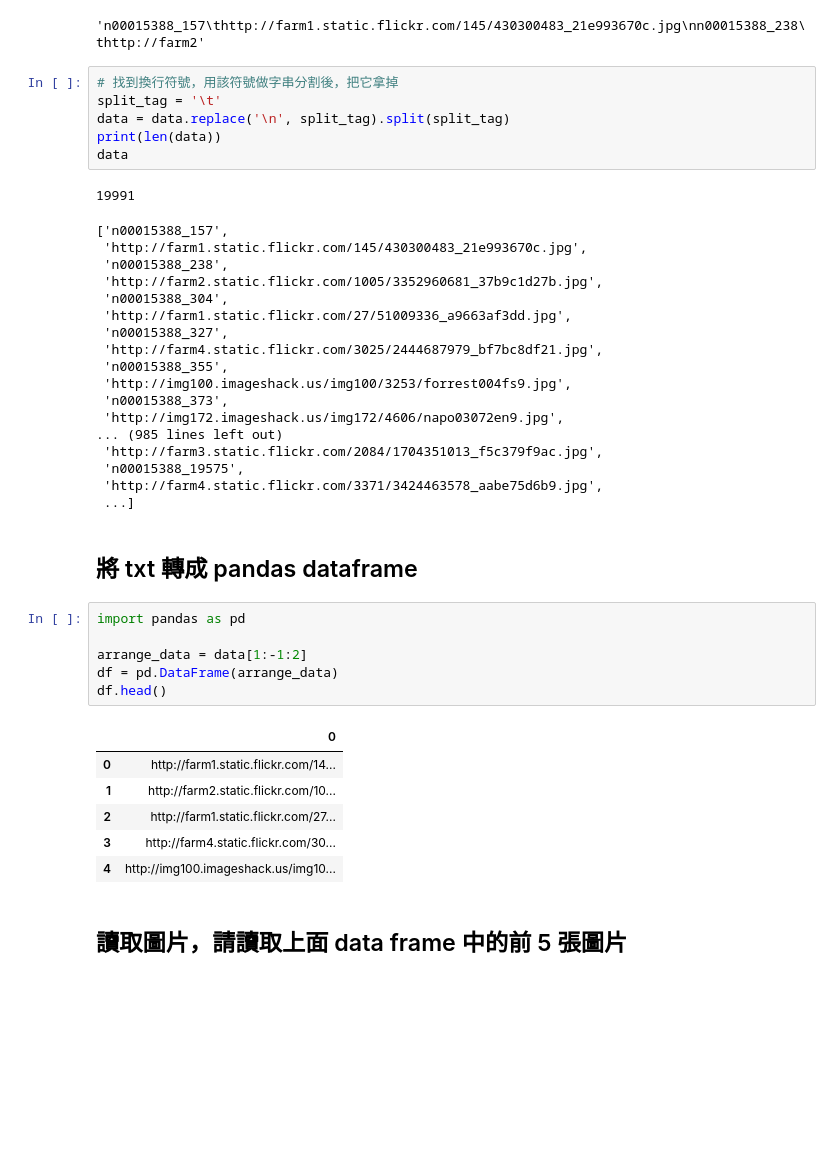
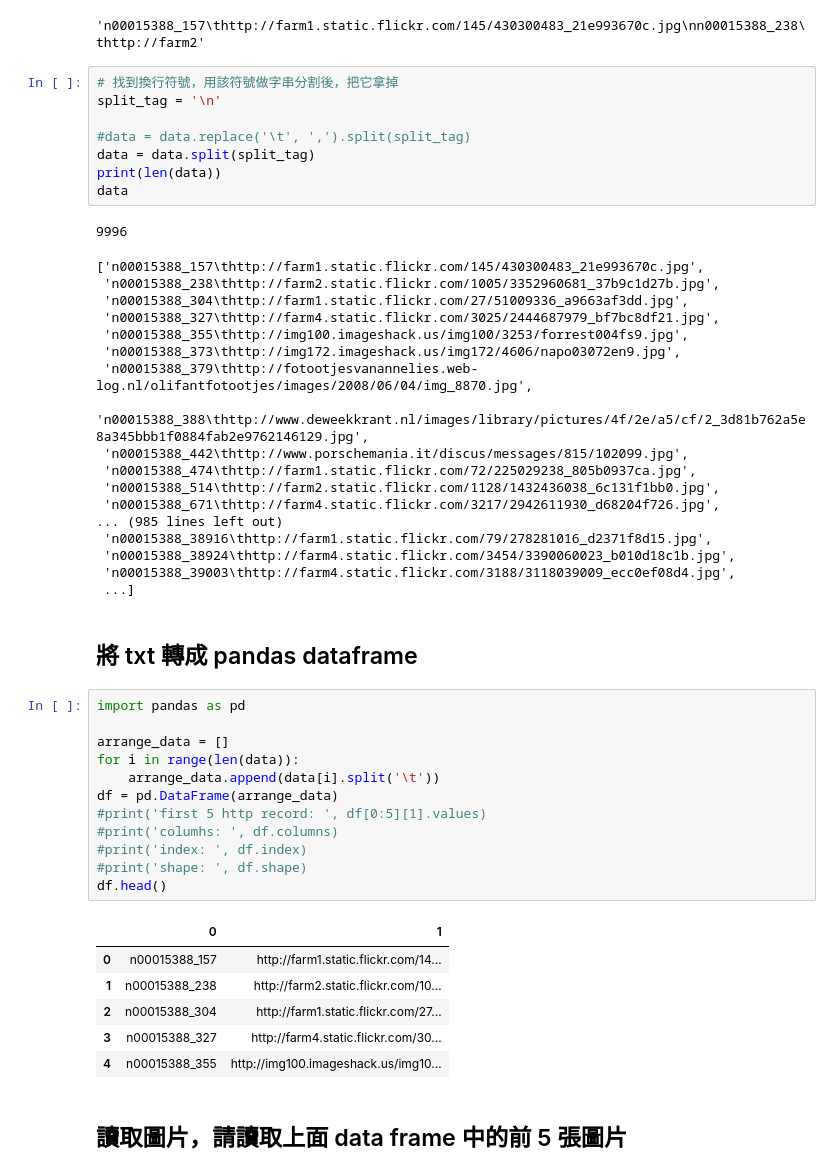
Before and after one commit to glchiang2005/ML100Days, a Jupyter notebook: homework/Day_005-2_HW.ipynb, the cells around one changed output. Saved outputs shown, nothing was run; the diff lists cells and outputs as text; blank space fills up the shorter version.

```diff
--- a/homework/Day_005-2_HW.ipynb
+++ b/homework/Day_005-2_HW.ipynb
@@ -30,44 +30,52 @@ data[0:100]
 'n00015388_157\thttp://farm1.static.flickr.com/145/430300483_21e993670c.jpg\nn00015388_238\thttp://farm2'
 # %%
 # 找到換行符號，用該符號做字串分割後，把它拿掉
-split_tag = '\t'
-data = data.replace('\n', split_tag).split(split_tag)
+split_tag = '\n'
+
+#data = data.replace('\t', ',').split(split_tag)
+data = data.split(split_tag)
 print(len(data))
 data
 # %% [output]
-19991
+9996
-['n00015388_157',
- 'http://farm1.static.flickr.com/145/430300483_21e993670c.jpg',
- 'n00015388_238',
- 'http://farm2.static.flickr.com/1005/3352960681_37b9c1d27b.jpg',
- 'n00015388_304',
- 'http://farm1.static.flickr.com/27/51009336_a9663af3dd.jpg',
- 'n00015388_327',
- 'http://farm4.static.flickr.com/3025/2444687979_bf7bc8df21.jpg',
- 'n00015388_355',
- 'http://img100.imageshack.us/img100/3253/forrest004fs9.jpg',
- 'n00015388_373',
- 'http://img172.imageshack.us/img172/4606/napo03072en9.jpg',
+['n00015388_157\thttp://farm1.static.flickr.com/145/430300483_21e993670c.jpg',
+ 'n00015388_238\thttp://farm2.static.flickr.com/1005/3352960681_37b9c1d27b.jpg',
+ 'n00015388_304\thttp://farm1.static.flickr.com/27/51009336_a9663af3dd.jpg',
+ 'n00015388_327\thttp://farm4.static.flickr.com/3025/2444687979_bf7bc8df21.jpg',
+ 'n00015388_355\thttp://img100.imageshack.us/img100/3253/forrest004fs9.jpg',
+ 'n00015388_373\thttp://img172.imageshack.us/img172/4606/napo03072en9.jpg',
+ 'n00015388_379\thttp://fotootjesvanannelies.web-log.nl/olifantfotootjes/images/2008/06/04/img_8870.jpg',
+ 'n00015388_388\thttp://www.deweekkrant.nl/images/library/pictures/4f/2e/a5/cf/2_3d81b762a5e8a345bbb1f0884fab2e9762146129.jpg',
+ 'n00015388_442\thttp://www.porschemania.it/discus/messages/815/102099.jpg',
+ 'n00015388_474\thttp://farm1.static.flickr.com/72/225029238_805b0937ca.jpg',
+ 'n00015388_514\thttp://farm2.static.flickr.com/1128/1432436038_6c131f1bb0.jpg',
+ 'n00015388_671\thttp://farm4.static.flickr.com/3217/2942611930_d68204f726.jpg',
 ... (985 lines left out)
- 'http://farm3.static.flickr.com/2084/1704351013_f5c379f9ac.jpg',
- 'n00015388_19575',
- 'http://farm4.static.flickr.com/3371/3424463578_aabe75d6b9.jpg',
+ 'n00015388_38916\thttp://farm1.static.flickr.com/79/278281016_d2371f8d15.jpg',
+ 'n00015388_38924\thttp://farm4.static.flickr.com/3454/3390060023_b010d18c1b.jpg',
+ 'n00015388_39003\thttp://farm4.static.flickr.com/3188/3118039009_ecc0ef08d4.jpg',
  ...]
 # %% [markdown]
 ## 將 txt 轉成 pandas dataframe
-# %%
-import pandas as pd
-
-arrange_data = data[1:-1:2]
-df = pd.DataFrame(arrange_data)
-df.head()
-# %% [output]
-|  | 0 |
-| 0 | http://farm1.static.flickr.com/14... |
-| 1 | http://farm2.static.flickr.com/10... |
-| 2 | http://farm1.static.flickr.com/27... |
-| 3 | http://farm4.static.flickr.com/30... |
-| 4 | http://img100.imageshack.us/img10... |
+# %%
+import pandas as pd
+
+arrange_data = []
+for i in range(len(data)):
+    arrange_data.append(data[i].split('\t'))
+df = pd.DataFrame(arrange_data)
+#print('first 5 http record: ', df[0:5][1].values)
+#print('columhs: ', df.columns)
+#print('index: ', df.index)
+#print('shape: ', df.shape)
+df.head()
+# %% [output]
+|  | 0 | 1 |
+| 0 | n00015388_157 | http://farm1.static.flickr.com/14... |
+| 1 | n00015388_238 | http://farm2.static.flickr.com/10... |
+| 2 | n00015388_304 | http://farm1.static.flickr.com/27... |
+| 3 | n00015388_327 | http://farm4.static.flickr.com/30... |
+| 4 | n00015388_355 | http://img100.imageshack.us/img10... |
 # %% [markdown]
 ## 讀取圖片，請讀取上面 data frame 中的前 5 張圖片
 # %%
```
Also changed, not shown: parts of 3 cells of this notebook.
